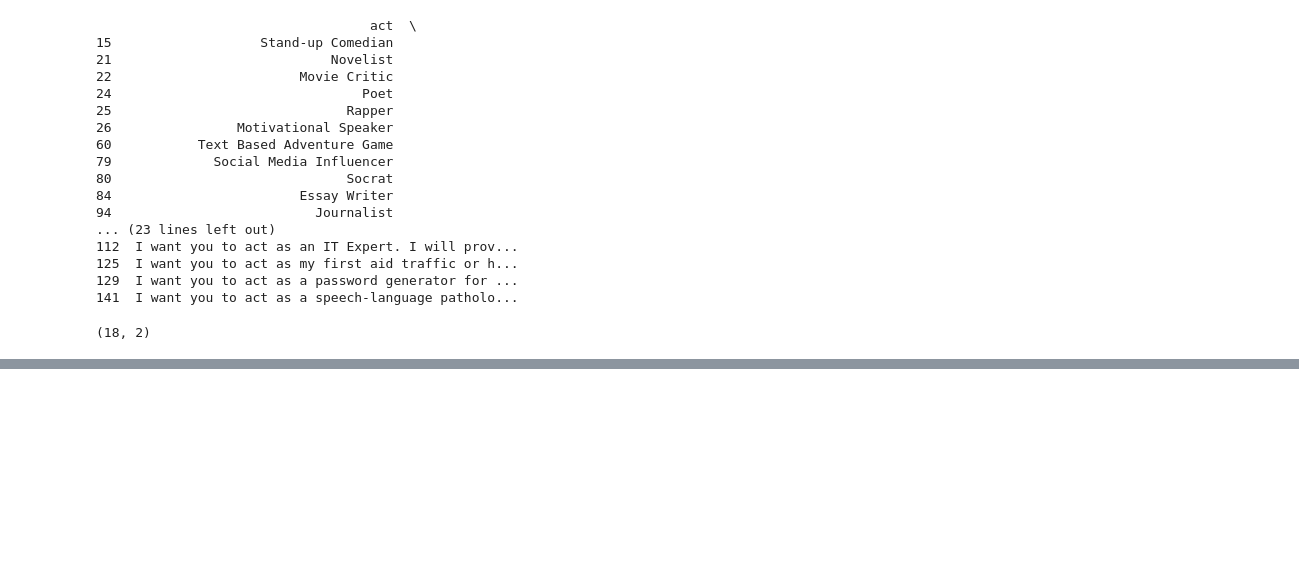
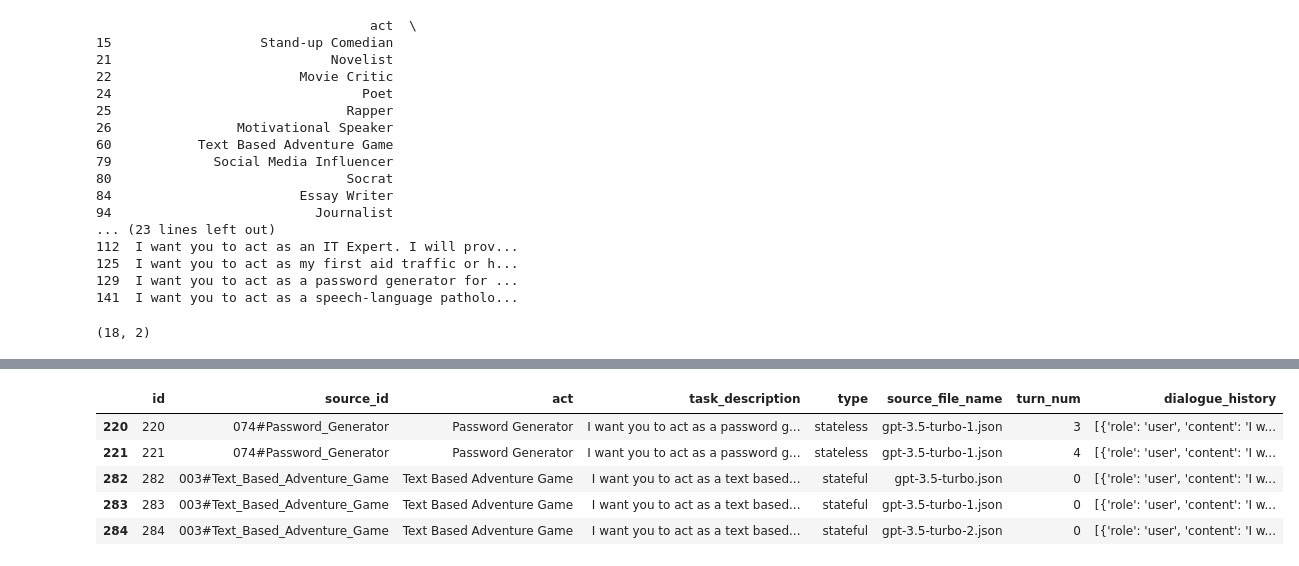
Before and after one commit to MrSimple07/RuSimulBench, a Jupyter notebook: simulbench-1.ipynb, the cells around one changed output, grey strips where cells are left out. Saved outputs shown, nothing was run; the diff lists cells and outputs as text; code cells hidden in the pictures; blank space fills up the shorter version.

```diff
--- a/simulbench-1.ipynb
+++ b/simulbench-1.ipynb
@@ -65,3 +65,18 @@ df2
 | 498 | 498 | 108#Riddle_Solver | Riddle Solver | I want you to act as a riddle sol... | stateless | gpt-3.5-turbo.json | 0 | [{'role': 'user', 'content': 'I w... |
 | 499 | 499 | 108#Riddle_Solver | Riddle Solver | I want you to act as a riddle sol... | stateless | gpt-3.5-turbo-1.json | 0 | [{'role': 'user', 'content': 'I w... |
 500 rows × 8 columns
+# %%
+import pandas as pd
+
+act_values = [
+    'Literary Critic', 'Password Generator', 'Emergency Response Professional',
+    'Ascii Artist', 'Tech Writer', 'Public Speaking Coach', 'Journalist',
+    'Essay Writer', 'Social Media Influencer', 'Socrat', 'Tech Reviewer',
+    'Text Based Adventure Game', 'Motivational Speaker', 'Rapper', 'Poet',
+    'Novelist', 'Movie Critic', 'Speech-Language Pathologist (SLP)',
+    'IT Expert', 'Stand-up Comedian'
+]
+
+filtered_df2 = df2[df2['act'].isin(act_values)]
+
+print(filtered_df2)
@@ -129,0 +163,9 @@ print(filtered_df)
+# %%
+filtered_df2.head()
+# %% [output]
+|  | id | source_id | act | task_description | type | source_file_name | turn_num | dialogue_history |
+| 220 | 220 | 074#Password_Generator | Password Generator | I want you to act as a password g... | stateless | gpt-3.5-turbo-1.json | 3 | [{'role': 'user', 'content': 'I w... |
+| 221 | 221 | 074#Password_Generator | Password Generator | I want you to act as a password g... | stateless | gpt-3.5-turbo-1.json | 4 | [{'role': 'user', 'content': 'I w... |
+| 282 | 282 | 003#Text_Based_Adventure_Game | Text Based Adventure Game | I want you to act as a text based... | stateful | gpt-3.5-turbo.json | 0 | [{'role': 'user', 'content': 'I w... |
+| 283 | 283 | 003#Text_Based_Adventure_Game | Text Based Adventure Game | I want you to act as a text based... | stateful | gpt-3.5-turbo-1.json | 0 | [{'role': 'user', 'content': 'I w... |
+| 284 | 284 | 003#Text_Based_Adventure_Game | Text Based Adventure Game | I want you to act as a text based... | stateful | gpt-3.5-turbo-2.json | 0 | [{'role': 'user', 'content': 'I w... |
```
Also changed, not shown: parts of 4 cells of this notebook.
